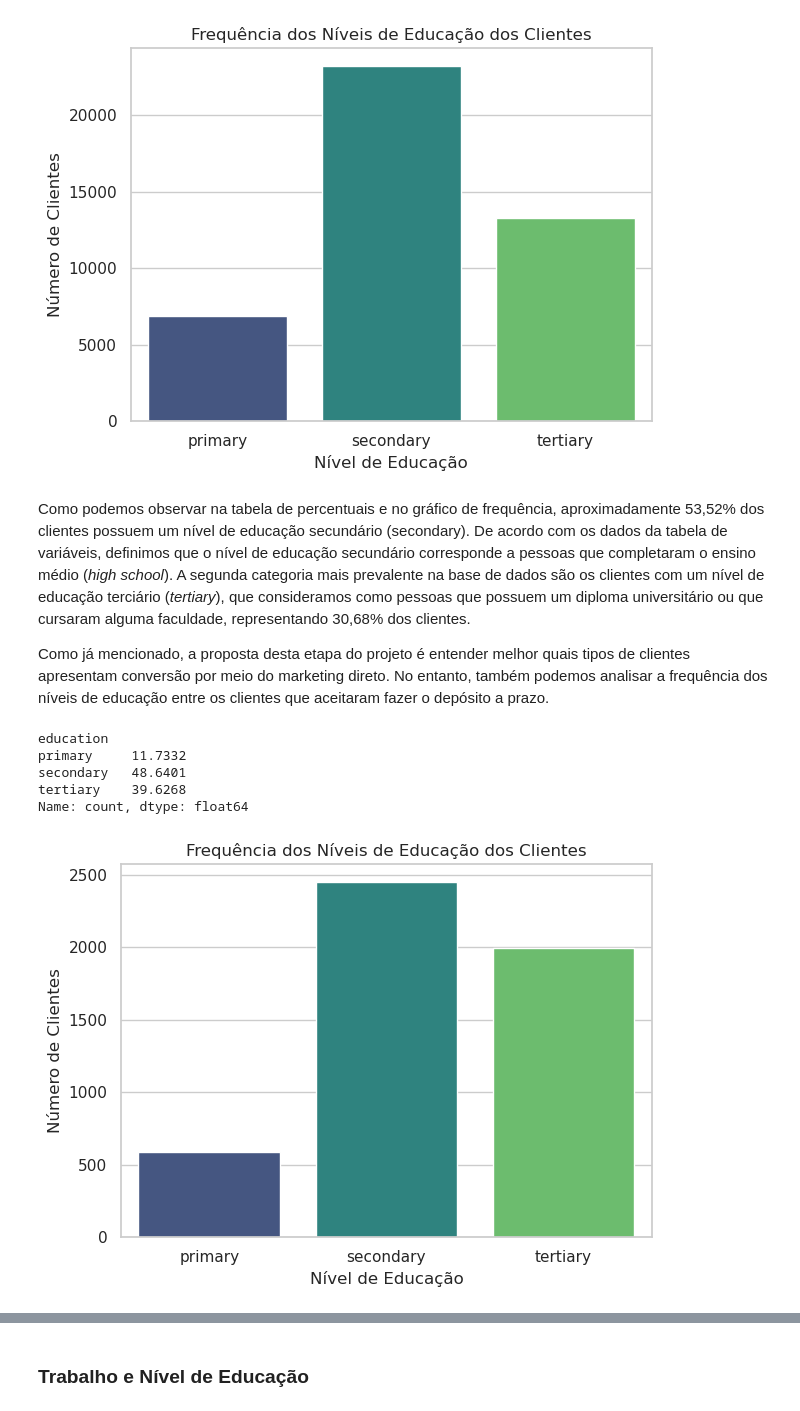
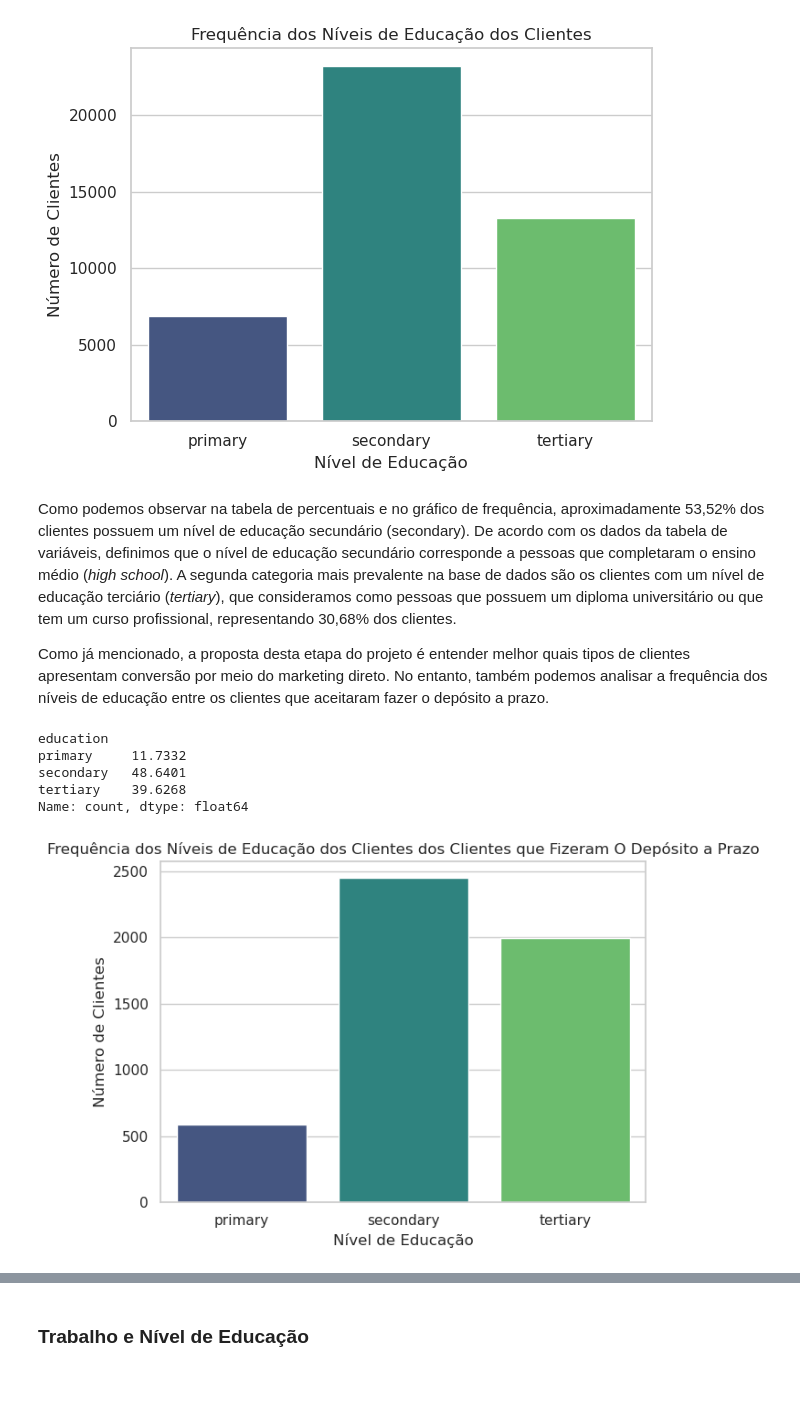
Before and after one commit to gabrieldadcarvalho/machine_learning, a Jupyter notebook: pjt_final/data_understanding.ipynb, the cells around one changed output, grey strips where cells are left out. Drawn from its saved outputs; the diff is of its cells as text; code cells hidden in the pictures; blank space fills up the shorter version.

```diff
--- a/pjt_final/data_understanding.ipynb
+++ b/pjt_final/data_understanding.ipynb
@@ -433,7 +433,7 @@ plt.tight_layout()
 # %% [output]
 [figure]
 # %% [markdown]
-Como podemos observar na tabela de percentuais e no gráfico de frequência, aproximadamente 53,52% dos clientes possuem um nível de educação secundário (secondary). De acordo com os dados da tabela de variáveis, definimos que o nível de educação secundário corresponde a pessoas que completaram o ensino médio (*high school*). A segunda categoria mais prevalente na base de dados são os clientes com um nível de educação terciário (*tertiary*), que consideramos como pessoas que possuem um diploma universitário ou que cursaram alguma faculdade, representando 30,68% dos clientes.
+Como podemos observar na tabela de percentuais e no gráfico de frequência, aproximadamente 53,52% dos clientes possuem um nível de educação secundário (secondary). De acordo com os dados da tabela de variáveis, definimos que o nível de educação secundário corresponde a pessoas que completaram o ensino médio (*high school*). A segunda categoria mais prevalente na base de dados são os clientes com um nível de educação terciário (*tertiary*), que consideramos como pessoas que possuem um diploma universitário ou que tem um curso profissional, representando 30,68% dos clientes.
 
 Como já mencionado, a proposta desta etapa do projeto é entender melhor quais tipos de clientes apresentam conversão por meio do marketing direto. No entanto, também podemos analisar a frequência dos níveis de educação entre os clientes que aceitaram fazer o depósito a prazo.
 # %%
@@ -448,14 +448,14 @@ secondary   48.6401
 tertiary    39.6268
 Name: count, dtype: float64
 # %%
-# Criando um gráfico de frêquencia
+# Criando um gráfico de frêquencia dos clientes que aceitaram o produto
 sns.barplot(x=education_y_counts.index, y=education_y_counts.values, palette='viridis')
-plt.title('Frequência dos Níveis de Educação dos Clientes')
+plt.title('Frequência dos Níveis de Educação dos Clientes dos Clientes que Fizeram O Depósito a Prazo')
 plt.xlabel('Nível de Educação')
 plt.ylabel('Número de Clientes')
 #plt.xticks(rotation=90)
 plt.tight_layout()
 # %% [output]
-[figure, old version]
+[figure, new version]
 # %% [markdown]
 Ao analisarmos o nível de educação dos clientes que aceitaram fazer o depósito a prazo, observamos uma mudança significativa. A distribuição entre clientes com nível de educação terciário e secundário se torna mais equilibrada, representando aproximadamente 39,63% e 48,64%, respectivamente. Esse equilíbrio pode estar relacionado ao perfil dos clientes mais propensos à conversão por meio do telemarketing, que inclui administradores, técnicos, gerentes, trabalhadores manuais e aposentados. Normalmente, trabalhadores manuais, que podem ser menos favorecidos economicamente, têm um nível de educação mais baixo, enquanto os profissionais das outras categorias mencionadas geralmente possuem níveis de educação superior.
```
Also changed, not shown: parts of 10 cells of this notebook.
